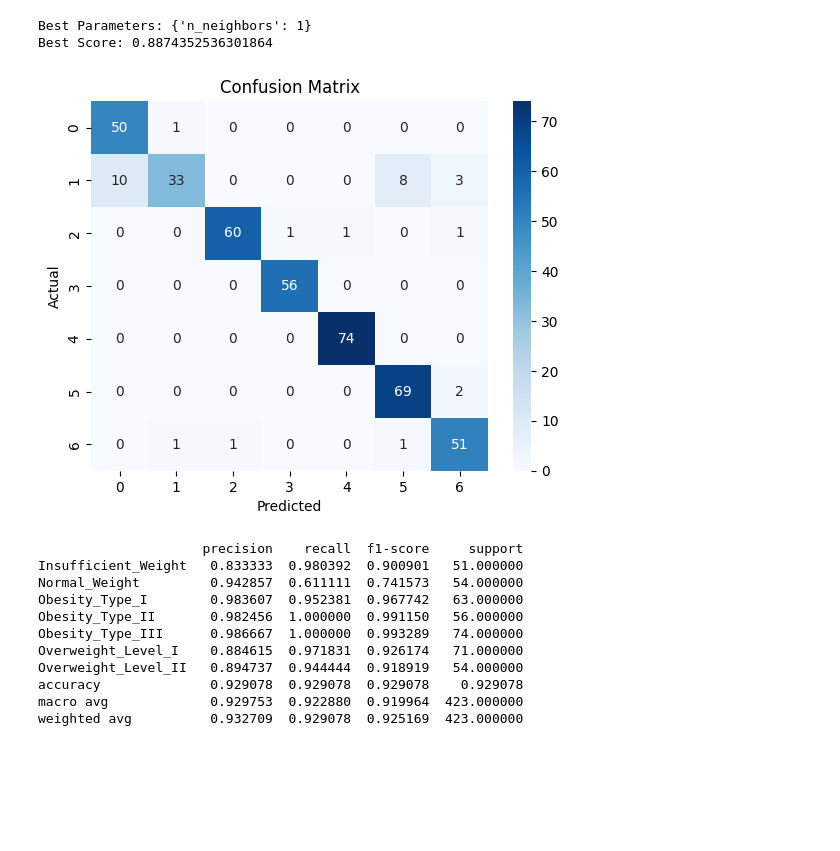
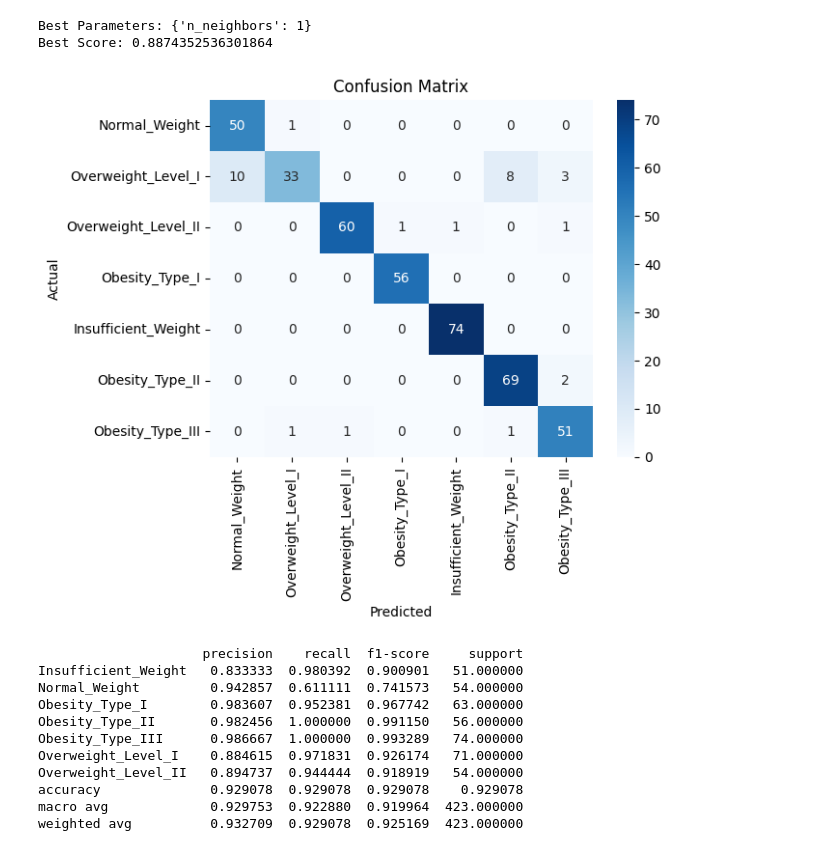
Before and after one commit to Ehiderg/DataMinig, a Jupyter notebook: KNN.ipynb, the cells around one changed output. Saved outputs shown, nothing was run; the diff lists cells and outputs as text; code cells hidden in the pictures; blank space fills up the shorter version.

```diff
--- a/KNN.ipynb
+++ b/KNN.ipynb
@@ -38,18 +38,20 @@ Best Score: 0.8874352536301864
 # %%
 from sklearn.metrics import confusion_matrix
 import seaborn as sns
 import matplotlib.pyplot as plt
 
 y_pred = grid_search.predict(X_test)
 cm = confusion_matrix(y_test, y_pred)
 
-sns.heatmap(cm, annot=True, cmap='Blues')
+type_names = dfData['NObeyesdad'].unique()
+
+sns.heatmap(cm, annot=True, cmap='Blues', xticklabels=type_names, yticklabels=type_names)
 plt.xlabel('Predicted')
 plt.ylabel('Actual')
 plt.title('Confusion Matrix')
 plt.show()
 # %% [output]
-[figure, old version]
+[figure, new version]
 # %%
 from sklearn.metrics import classification_report
 
```
